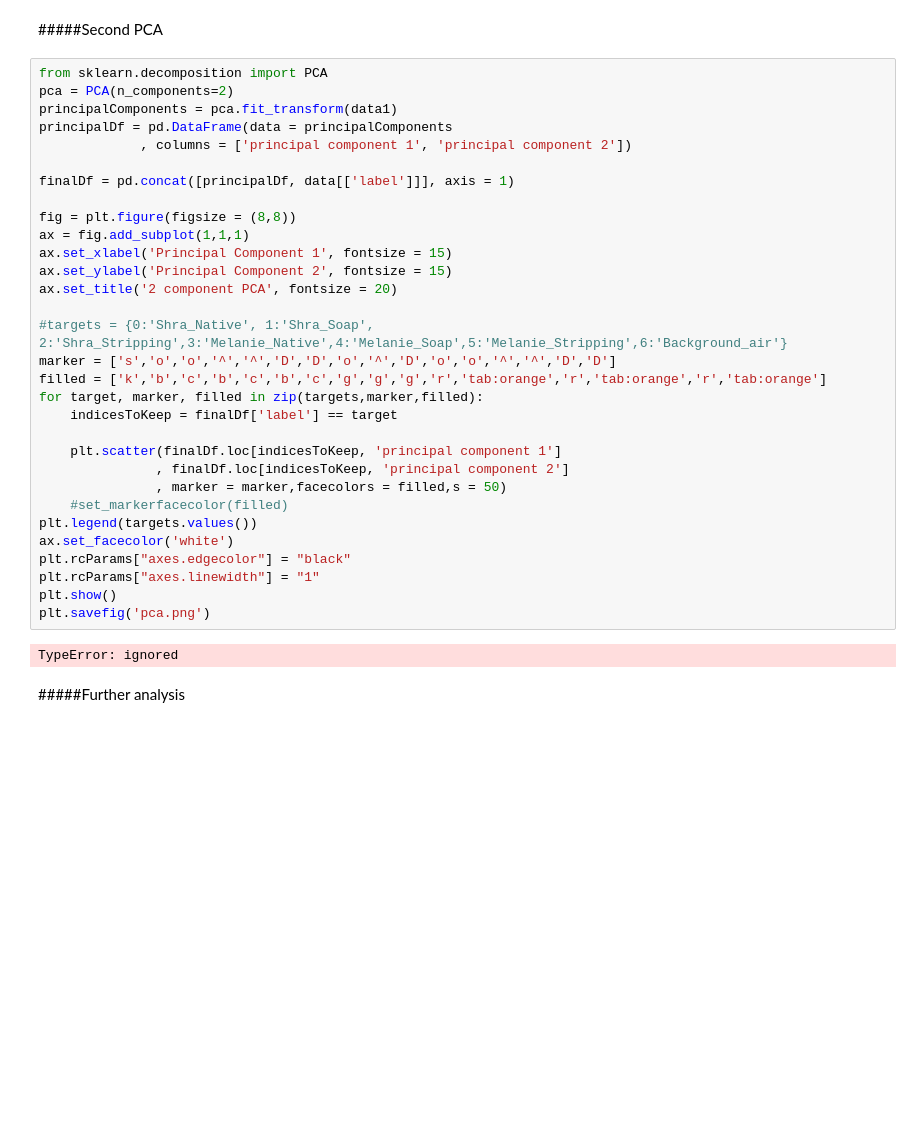
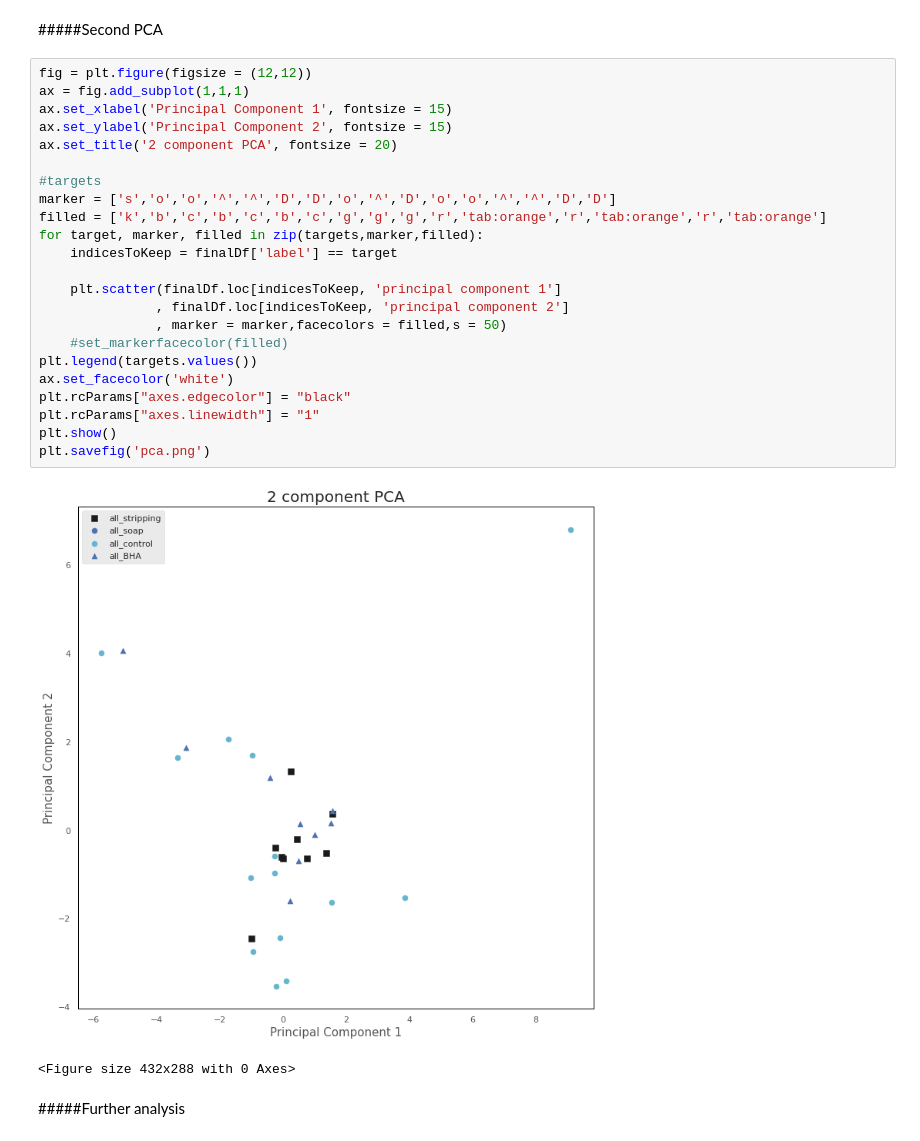
Before and after one commit to CharKuehl/DermalVOCs, a Jupyter notebook: PTR_Spectra_Analysis.ipynb, the cells around one changed output. Drawn from its saved outputs; the diff is of its cells as text; blank space fills up the shorter version.

```diff
--- a/PTR_Spectra_Analysis.ipynb
+++ b/PTR_Spectra_Analysis.ipynb
@@ -449,38 +481,31 @@ myplot(principalComponents[:,0:2],np.transpose(pca.components_[0:2,:]),targets,f
 # %% [markdown]
 #####Second PCA
 # %%
-from sklearn.decomposition import PCA
-pca = PCA(n_components=2)
-principalComponents = pca.fit_transform(data1)
-principalDf = pd.DataFrame(data = principalComponents
-             , columns = ['principal component 1', 'principal component 2'])
-
-finalDf = pd.concat([principalDf, data[['label']]], axis = 1)
-
-fig = plt.figure(figsize = (8,8))
+fig = plt.figure(figsize = (12,12))
 ax = fig.add_subplot(1,1,1)
 ax.set_xlabel('Principal Component 1', fontsize = 15)
 ax.set_ylabel('Principal Component 2', fontsize = 15)
 ax.set_title('2 component PCA', fontsize = 20)
 
-#targets = {0:'Shra_Native', 1:'Shra_Soap', 2:'Shra_Stripping',3:'Melanie_Native',4:'Melanie_Soap',5:'Melanie_Stripping',6:'Background_air'}
+#targets
 marker = ['s','o','o','^','^','D','D','o','^','D','o','o','^','^','D','D']
 filled = ['k','b','c','b','c','b','c','g','g','g','r','tab:orange','r','tab:orange','r','tab:orange']
 for target, marker, filled in zip(targets,marker,filled):
     indicesToKeep = finalDf['label'] == target
 
     plt.scatter(finalDf.loc[indicesToKeep, 'principal component 1']
                , finalDf.loc[indicesToKeep, 'principal component 2']
                , marker = marker,facecolors = filled,s = 50)
     #set_markerfacecolor(filled)
 plt.legend(targets.values())
 ax.set_facecolor('white')
 plt.rcParams["axes.edgecolor"] = "black"
 plt.rcParams["axes.linewidth"] = "1"
 plt.show()
 plt.savefig('pca.png')
 # %% [output]
+[figure, added]
-TypeError: ignored
+<Figure size 432x288 with 0 Axes>
 # %% [markdown]
 #####Further analysis
 # %%
```
Also changed, not shown: parts of 20 cells of this notebook.
